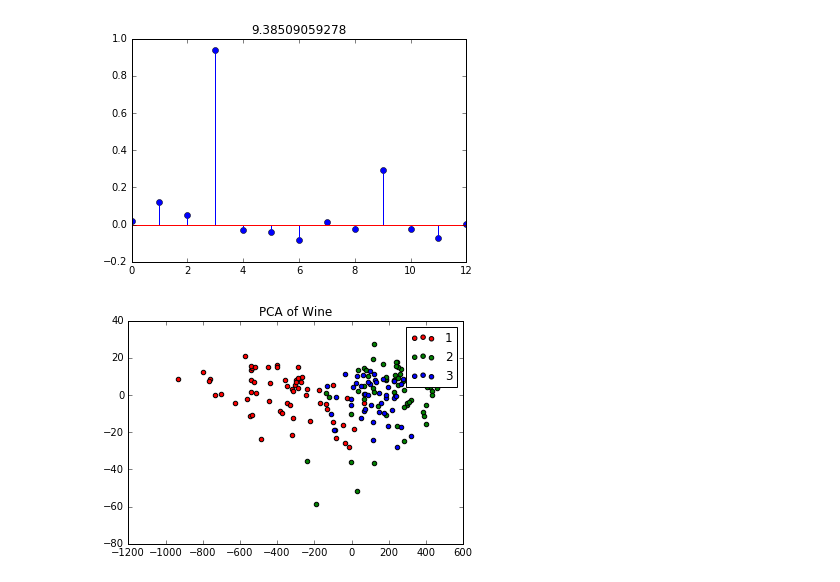
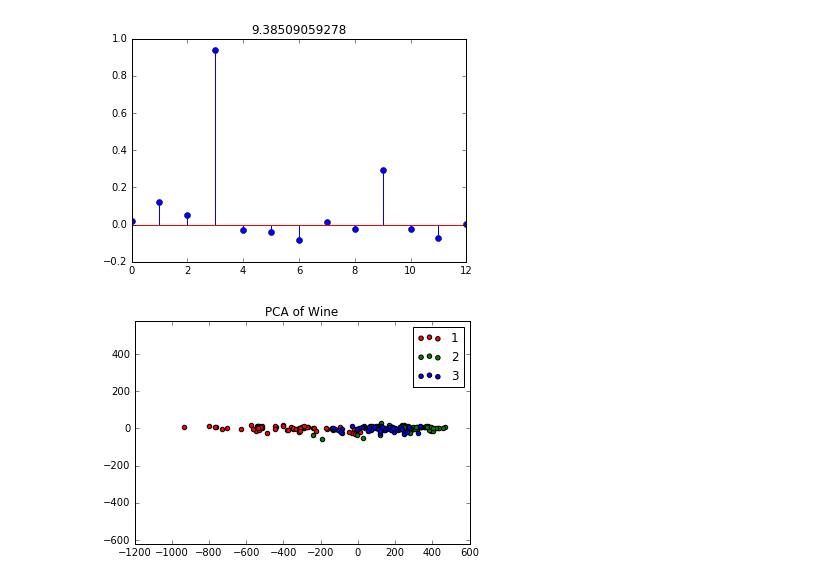
Before and after one commit to js345/applied-machine-learning, a Jupyter notebook: hw4/p2.ipynb, the cells around one changed output. Drawn from its saved outputs; the diff is of its cells as text; code cells hidden in the pictures.

Commit message:
everything equal scale

```diff
--- a/hw4/p2.ipynb
+++ b/hw4/p2.ipynb
@@ -49,12 +49,14 @@ for i in range(3):
 # %%
 x = df[:,1:]
 pca = PCA(n_components=2)
 X_r = pca.fit(x).transform(x)
 target_names = [1,2,3]
 for c, i, target_name in zip("rgb", target_names, target_names):
     plt.scatter(X_r[Y == i, 0], X_r[Y == i, 1], c=c, label=target_name)
 plt.legend()
 plt.title('PCA of Wine')
+plt.axis('equal')
+
 plt.show()
 # %% [output]
-[figure, old version]
+[figure, new version]
```
Also changed, not shown: 5 other files.
